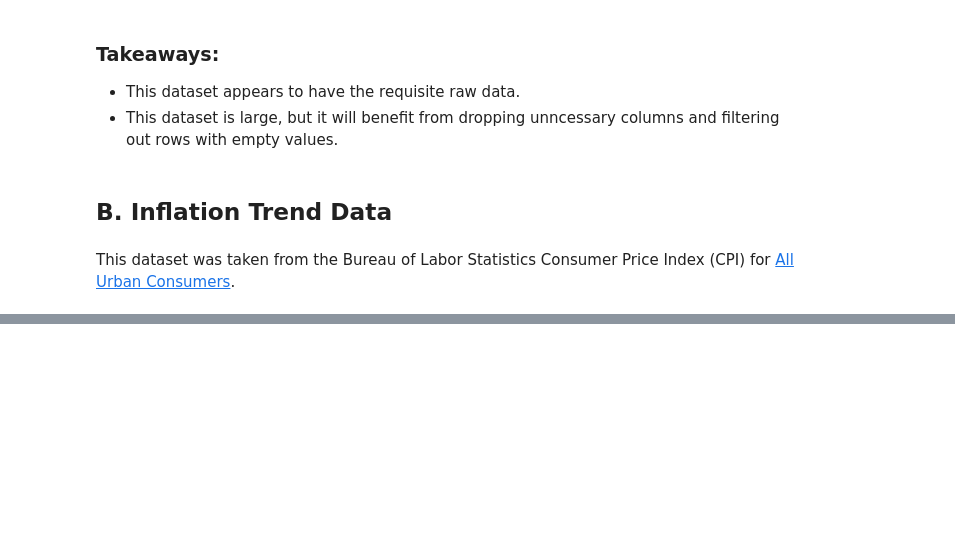
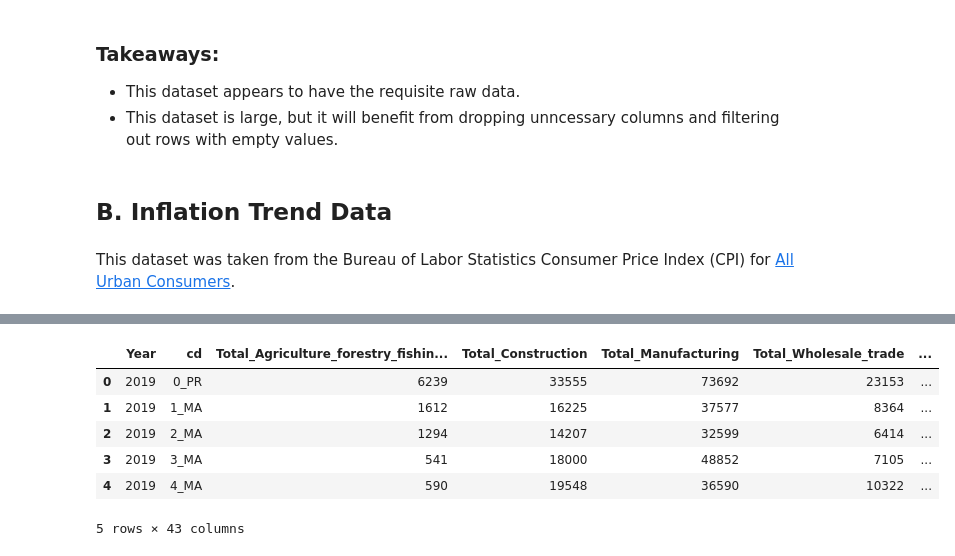
Before and after one commit to bradleytkay/Q1-2025-data-analysis-project-challenge, a Jupyter notebook: Q1-2025-step-1-data-collection-and-setup.ipynb, the cells around one changed output, grey strips where cells are left out. Cells and saved outputs as stored; diff of their text form; code cells hidden in the pictures; blank space fills up the shorter version.

```diff
--- a/Q1-2025-step-1-data-collection-and-setup.ipynb
+++ b/Q1-2025-step-1-data-collection-and-setup.ipynb
@@ -79,0 +148,10 @@ bls_cpi_df.head()
+# %%
+industry_df.head()
+# %% [output]
+|  | Year | cd | Total_Agriculture_forestry_fishin... | Total_Construction | Total_Manufacturing | Total_Wholesale_trade | ... |
+| 0 | 2019 | 0_PR | 6239 | 33555 | 73692 | 23153 | ... |
+| 1 | 2019 | 1_MA | 1612 | 16225 | 37577 | 8364 | ... |
+| 2 | 2019 | 2_MA | 1294 | 14207 | 32599 | 6414 | ... |
+| 3 | 2019 | 3_MA | 541 | 18000 | 48852 | 7105 | ... |
+| 4 | 2019 | 4_MA | 590 | 19548 | 36590 | 10322 | ... |
+5 rows × 43 columns
```
Also changed, not shown: parts of 16 cells of this notebook.
